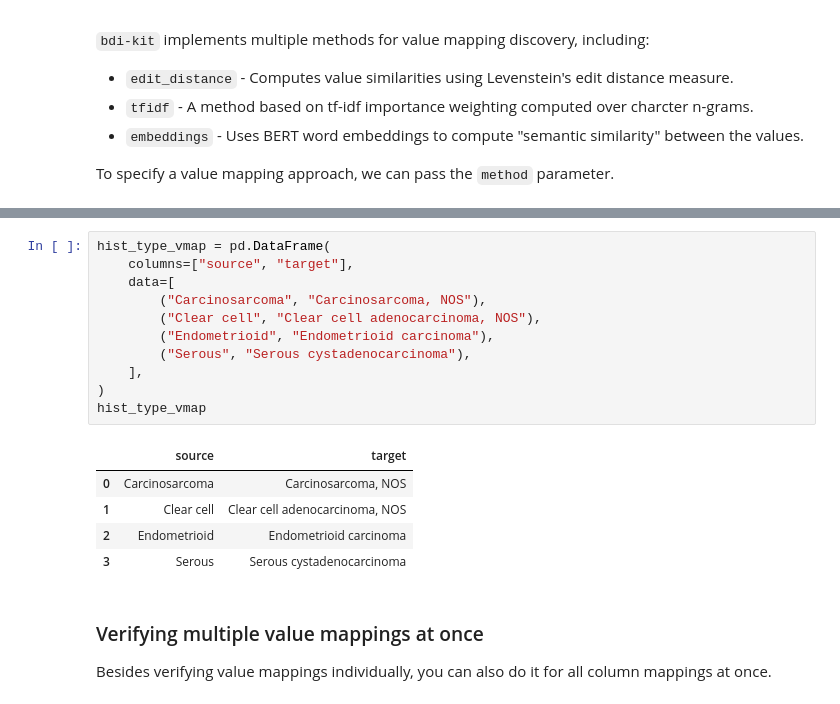
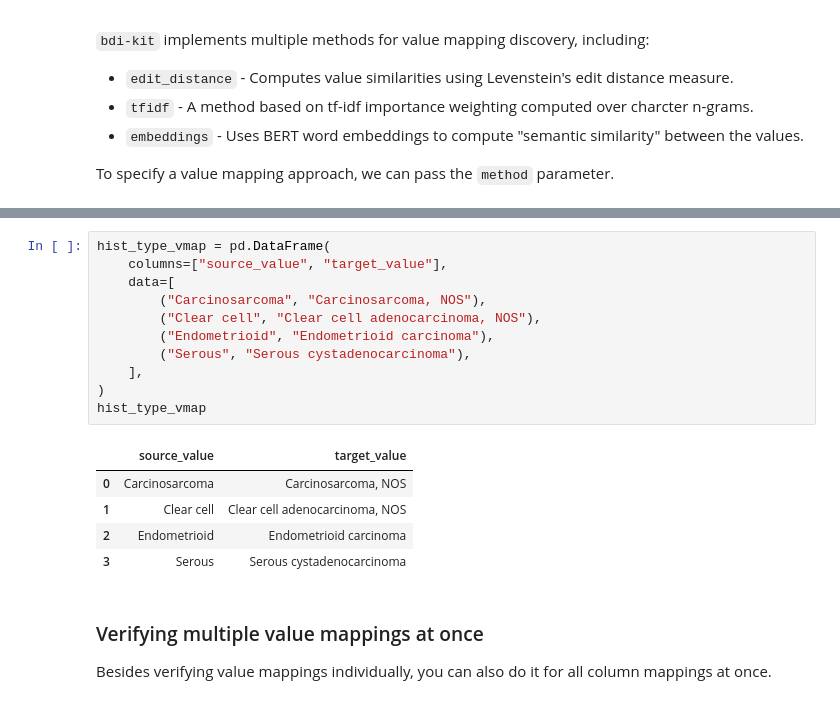
Before and after one commit to VIDA-NYU/bdi-kit, a Jupyter notebook: examples/getting-started.ipynb, the cells around one changed output, grey strips where cells are left out. Drawn from its saved outputs; the diff is of its cells as text.

```diff
--- a/examples/getting-started.ipynb
+++ b/examples/getting-started.ipynb
@@ -228,16 +229,16 @@ bdi.match_values(
 # %%
 hist_type_vmap = pd.DataFrame(
-    columns=["source", "target"],
+    columns=["source_value", "target_value"],
     data=[
         ("Carcinosarcoma", "Carcinosarcoma, NOS"),
         ("Clear cell", "Clear cell adenocarcinoma, NOS"),
         ("Endometrioid", "Endometrioid carcinoma"),
         ("Serous", "Serous cystadenocarcinoma"),
     ],
 )
 hist_type_vmap
 # %% [output]
-|  | source | target |
+|  | source_value | target_value |
 | 0 | Carcinosarcoma | Carcinosarcoma, NOS |
 | 1 | Clear cell | Clear cell adenocarcinoma, NOS |
 | 2 | Endometrioid | Endometrioid carcinoma |
```
Also changed, not shown: parts of 14 cells of this notebook, 13 other files.
